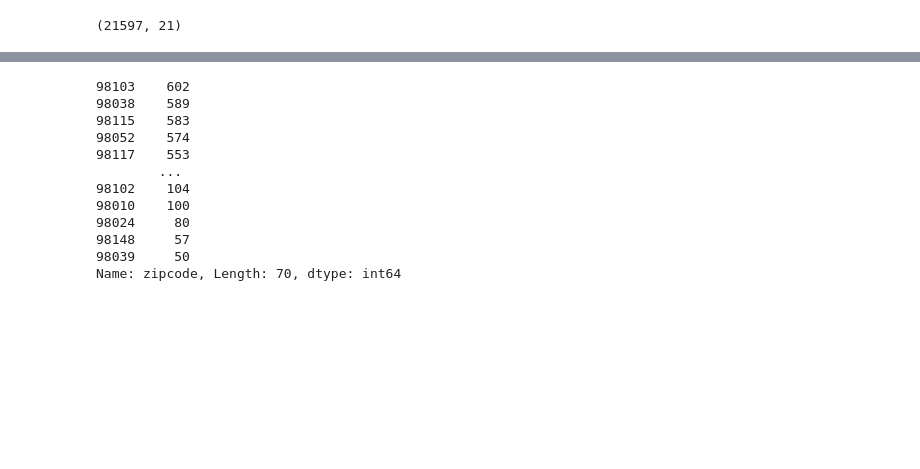
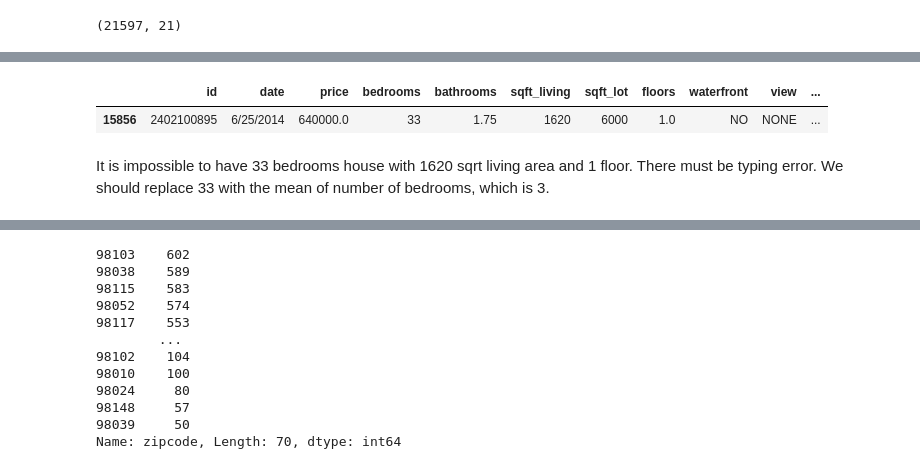
Before and after one commit to garrettwilliams90/Housing_Analysis, a Jupyter notebook: Notebooks/Emine/Project2_Emine.ipynb, the cells around one changed output, grey strips where cells are left out. Cells and saved outputs as stored; diff of their text form; code cells hidden in the pictures; blank space fills up the shorter version.

```diff
--- a/Notebooks/Emine/Project2_Emine.ipynb
+++ b/Notebooks/Emine/Project2_Emine.ipynb
@@ -73,0 +138,7 @@ df.describe()
+# %%
+df[df['bedrooms']==33]
+# %% [output]
+|  | id | date | price | bedrooms | bathrooms | sqft_living | sqft_lot | floors | waterfront | view | ... |
+| 15856 | 2402100895 | 6/25/2014 | 640000.0 | 33 | 1.75 | 1620 | 6000 | 1.0 | NO | NONE | ... |
+# %% [markdown]
+It is impossible to have 33 bedrooms house with 1620 sqrt living area and 1 floor. There must be typing error. We should replace 33 with the mean of number of bedrooms, which is 3.
```
Also changed, not shown: parts of 41 cells of this notebook.
